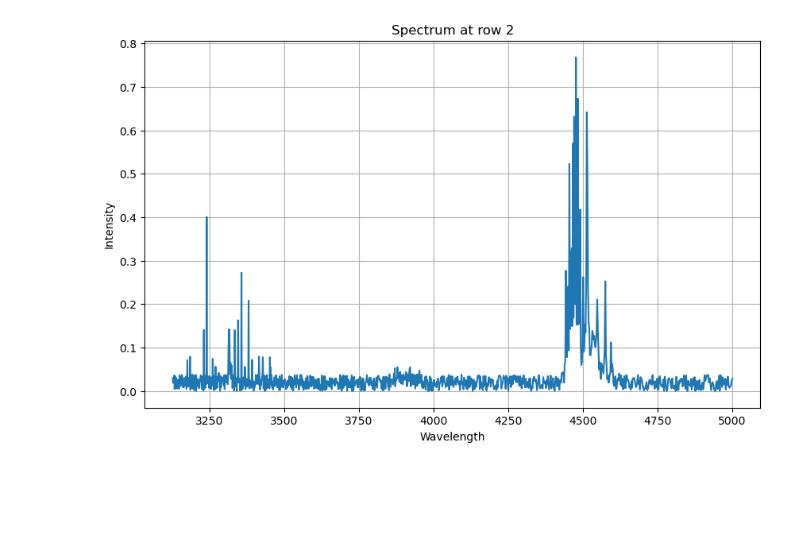
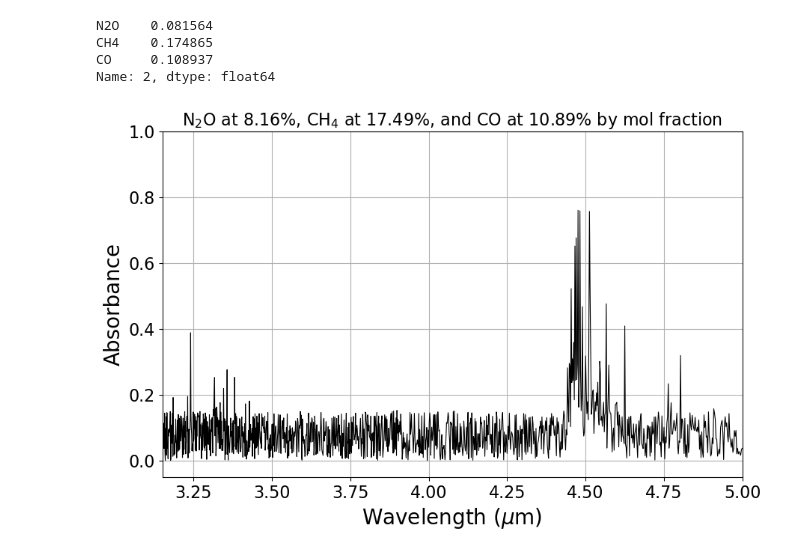
Before and after one commit to vpjuguilon/Physics-215_Project-PRISM, a Jupyter notebook: simulate_noise.ipynb, the cells around one changed output. Cells and saved outputs as stored; diff of their text form; code cells hidden in the pictures; blank space fills up the shorter version.

```diff
--- a/simulate_noise.ipynb
+++ b/simulate_noise.ipynb
@@ -2,8 +2,8 @@
 import pandas as pd
 import numpy as np
 
-gas = "N2O_CH4"
-species = "double"
+gas = "N2O_CH4_CO"
+species = "triple"
 noise = 0.05
 
 # Load original spectra
@@ -23,25 +23,36 @@ noisy_df.to_csv(gas + '_spectra_' + species + '_noisy.csv')
 # %%
 import matplotlib.pyplot as plt
 from scipy.signal import savgol_filter
 
 df1 = pd.read_csv(gas + '_spectra_' + species + '.csv', index_col=0)
 df2 = pd.read_csv(gas + '_spectra_' + species + '_noisy.csv', index_col=0)
+labels_df = pd.read_csv(f"{gas}_label_triple.csv")
 
 # Select row by iloc (e.g., the 0th spectrum)
 row_idx = 2
 spectrum = df2.iloc[row_idx]
+print(labels_df.iloc[row_idx])
 
 #spectrum_smooth = savgol_filter(spectrum, window_length=7, polyorder=2)
 
 # Convert column headers (wavelengths) to float for x-axis
 wavelengths = df.columns.astype(float)
 
 plt.figure(figsize=(10, 6))
-plt.plot(wavelengths, spectrum)
-plt.xlabel('Wavelength')
-plt.ylabel('Intensity')
-plt.title(f'Spectrum at row {row_idx}')
+plt.plot(wavelengths/1000, spectrum, color='black', linewidth=0.8)
+plt.xlabel('Wavelength ($\mu$m)', fontsize=20)
+plt.ylabel('Absorbance', fontsize=20)
+plt.xlim(3.15,5)
+plt.ylim(-0.05,1)
+#plt.title(f'N$_2$O at 8.16% by mol fraction', fontsize=25)
+plt.title(f'N$_2$O at 8.16%, CH$_4$ at 17.49%, and CO at 10.89% by mol fraction', fontsize=16)
 plt.grid(True)
+plt.xticks(fontsize=16)
+plt.yticks(fontsize=16)
 plt.show()
 # %% [output]
+N2O    0.081564
+CH4    0.174865
+CO     0.108937
+Name: 2, dtype: float64
-[figure, old version]
+[figure, new version]
```
Also changed, not shown: 2 other files.
